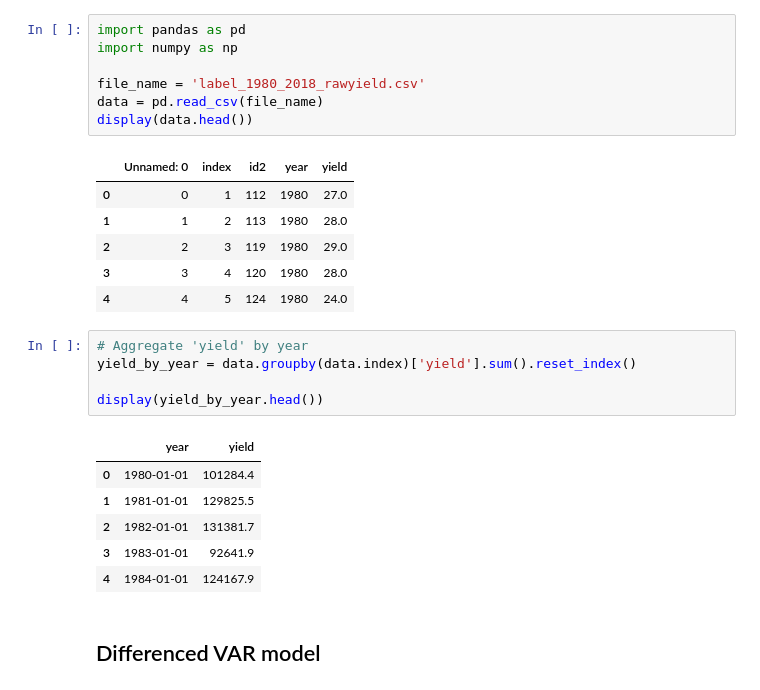
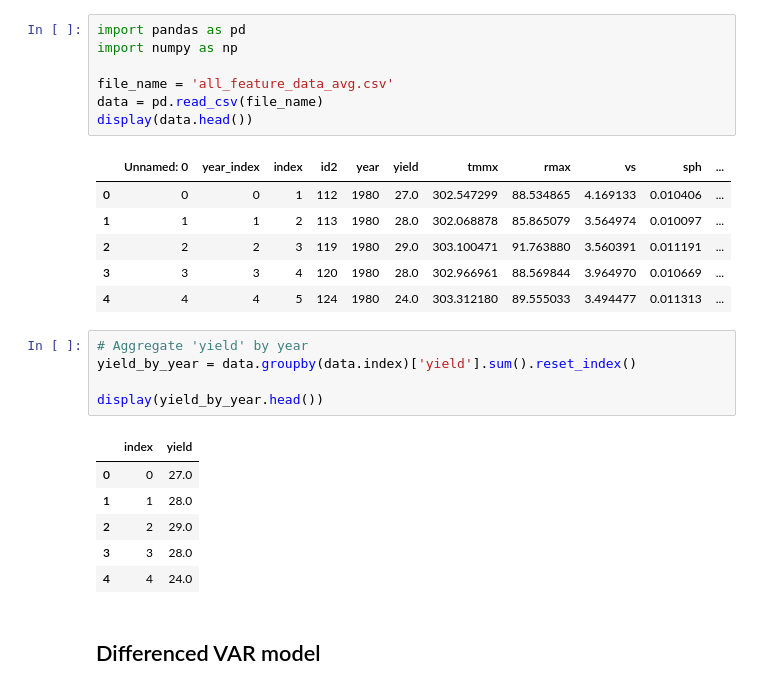
Before and after one commit to baekka1/Crop-Yield-Prediction, a Jupyter notebook: Classical_Time_Series_modeling.ipynb, the cells around one changed output. Drawn from its saved outputs; the diff is of its cells as text.

```diff
--- a/Classical_Time_Series_modeling.ipynb
+++ b/Classical_Time_Series_modeling.ipynb
@@ -10,29 +10,29 @@ Saving label_1980_2018_rawyield.csv to label_1980_2018_rawyield.csv
 # %%
 import pandas as pd
 import numpy as np
 
-file_name = 'label_1980_2018_rawyield.csv'
+file_name = 'all_feature_data_avg.csv'
 data = pd.read_csv(file_name)
 display(data.head())
 # %% [output]
-|  | Unnamed: 0 | index | id2 | year | yield |
-| 0 | 0 | 1 | 112 | 1980 | 27.0 |
-| 1 | 1 | 2 | 113 | 1980 | 28.0 |
-| 2 | 2 | 3 | 119 | 1980 | 29.0 |
-| 3 | 3 | 4 | 120 | 1980 | 28.0 |
-| 4 | 4 | 5 | 124 | 1980 | 24.0 |
+|  | Unnamed: 0 | year_index | index | id2 | year | yield | tmmx | rmax | vs | sph | ... |
+| 0 | 0 | 0 | 1 | 112 | 1980 | 27.0 | 302.547299 | 88.534865 | 4.169133 | 0.010406 | ... |
+| 1 | 1 | 1 | 2 | 113 | 1980 | 28.0 | 302.068878 | 85.865079 | 3.564974 | 0.010097 | ... |
+| 2 | 2 | 2 | 3 | 119 | 1980 | 29.0 | 303.100471 | 91.763880 | 3.560391 | 0.011191 | ... |
+| 3 | 3 | 3 | 4 | 120 | 1980 | 28.0 | 302.966961 | 88.569844 | 3.964970 | 0.010669 | ... |
+| 4 | 4 | 4 | 5 | 124 | 1980 | 24.0 | 303.312180 | 89.555033 | 3.494477 | 0.011313 | ... |
 # %%
 # Aggregate 'yield' by year
 yield_by_year = data.groupby(data.index)['yield'].sum().reset_index()
 
 display(yield_by_year.head())
 # %% [output]
-|  | year | yield |
-| 0 | 1980-01-01 | 101284.4 |
-| 1 | 1981-01-01 | 129825.5 |
-| 2 | 1982-01-01 | 131381.7 |
-| 3 | 1983-01-01 | 92641.9 |
-| 4 | 1984-01-01 | 124167.9 |
+|  | index | yield |
+| 0 | 0 | 27.0 |
+| 1 | 1 | 28.0 |
+| 2 | 2 | 29.0 |
+| 3 | 3 | 28.0 |
+| 4 | 4 | 24.0 |
 # %% [markdown]
 ## Differenced VAR model
 # %%
```
Also changed, not shown: parts of 5 cells of this notebook.
